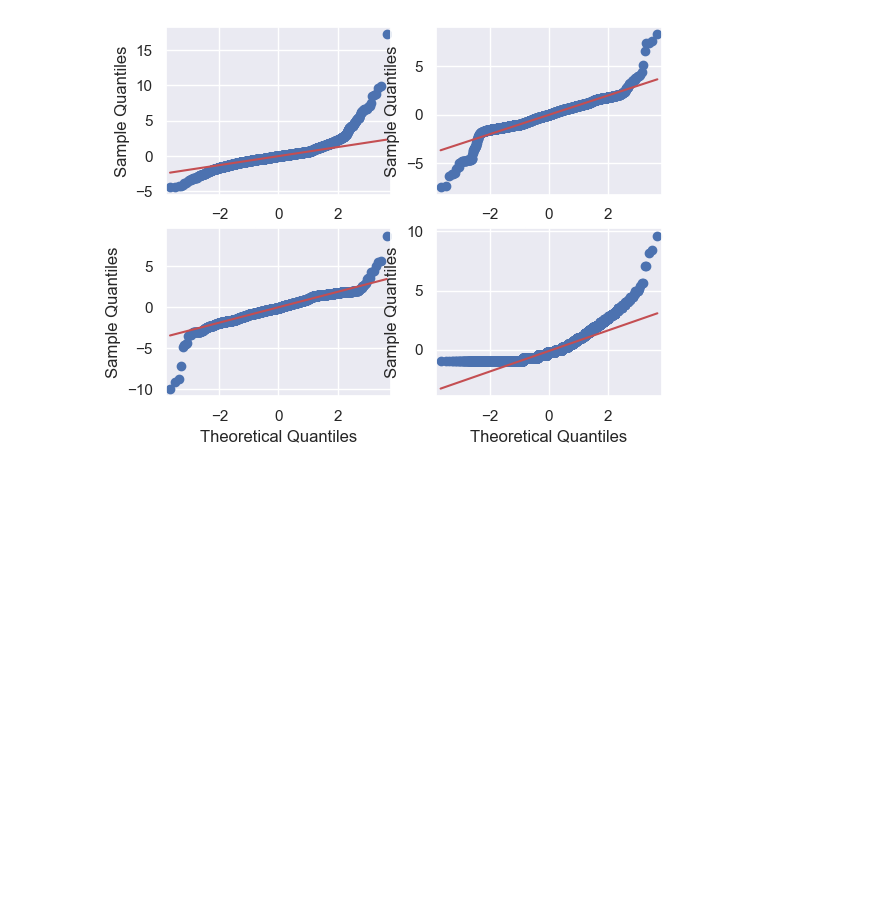
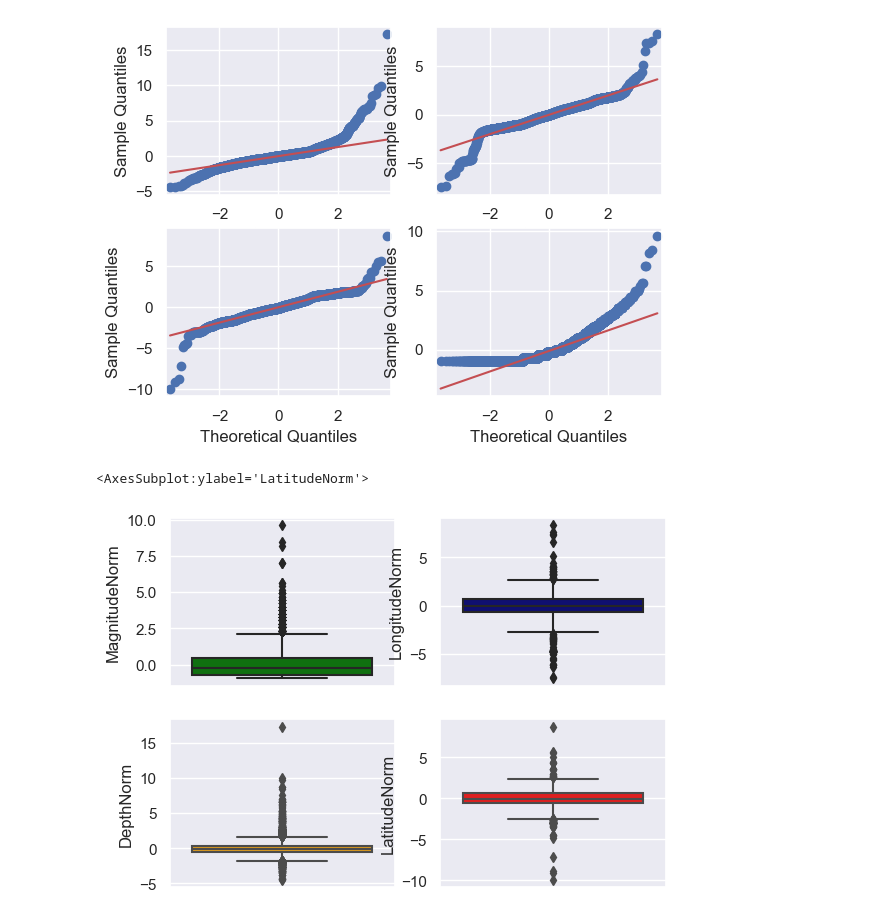
Before and after one commit to MrBloom911/SismicOperations, a Jupyter notebook: ProyectoComp.ipynb, the cells around one changed output. Drawn from its saved outputs; the diff is of its cells as text; code cells hidden in the pictures; blank space fills up the shorter version.

```diff
--- a/ProyectoComp.ipynb
+++ b/ProyectoComp.ipynb
@@ -114,3 +114,18 @@ sm.qqplot(data=df['Magnitude'] , dist=stats.norm ,fit=True ,ax=axes[1,1], line=
 # %% [output]
 [figure]
 [figure]
+# %%
+df['MagnitudeNorm']=(df['Magnitude']-df['Magnitude'].mean())/(df['Magnitude'].std())
+df['DepthNorm']=(df['Depth/Km']-df['Depth/Km'].mean())/(df['Depth/Km'].std())
+df['LatitudeNorm']=(df['Latitude']-df['Latitude'].mean())/(df['Latitude'].std())
+df['LongitudeNorm']=(df['Longitude']-df['Longitude'].mean())/(df['Longitude'].std())
+# %%
+sns.set()
+gboxNorm, axes = plt.subplots(2, 2)
+sns.boxplot(data=df,y='MagnitudeNorm',ax=axes[0,0],color='green')
+sns.boxplot(data=df,y='LongitudeNorm',ax=axes[0,1],color='navy')
+sns.boxplot(data=df,y='DepthNorm',ax=axes[1,0],color='orange')
+sns.boxplot(data=df,y='LatitudeNorm',ax=axes[1,1],color='red')
+# %% [output]
+<AxesSubplot:ylabel='LatitudeNorm'>
+[figure, added]
```
Also changed, not shown: parts of 1 cell of this notebook.
